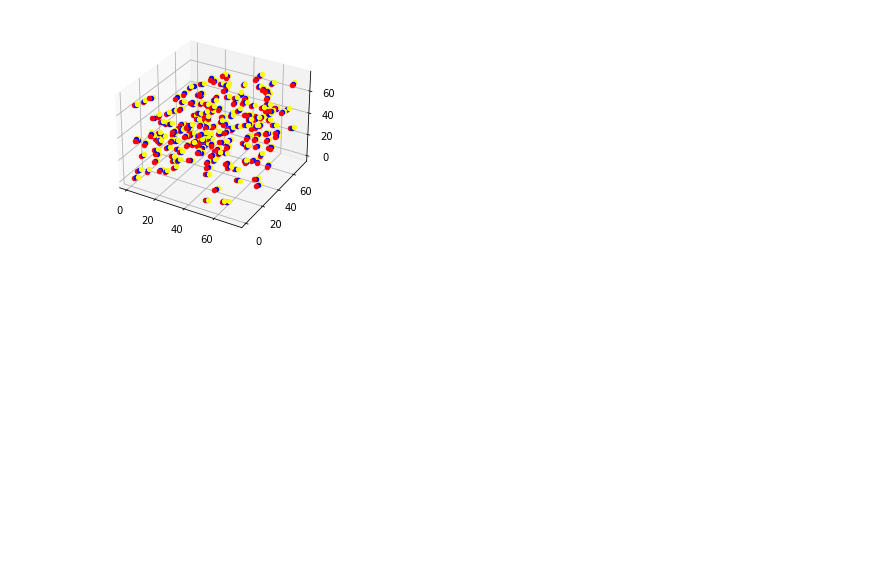
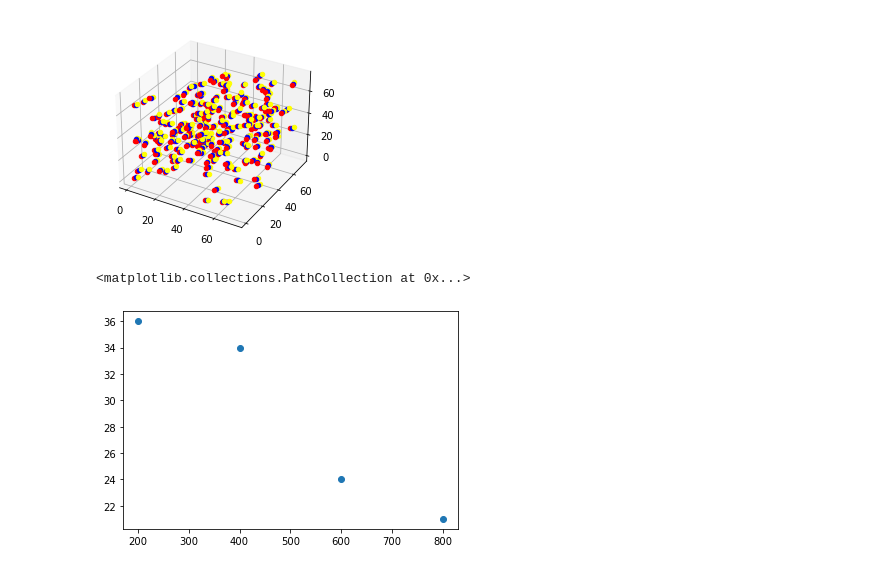
Before and after one commit to varunk122/CBMC_CHAIN_SIMULATION, a Jupyter notebook: test.ipynb, the cells around one changed output. Saved outputs shown, nothing was run; the diff lists cells and outputs as text; code cells hidden in the pictures; blank space fills up the shorter version.

```diff
--- a/test.ipynb
+++ b/test.ipynb
@@ -723,3 +727,11 @@ visualize.visualize_butane(positions)
 # %%
 # %% [output]
 [figure]
+# %%
+p = [36,  34 , 24 , 21]
+v = [200, 400, 600, 800]
+# %%
+plt.scatter(v,p)
+# %% [output]
+<matplotlib.collections.PathCollection at 0x...>
+[figure, added]
```
Also changed, not shown: parts of 11 cells of this notebook, 8 other files.
